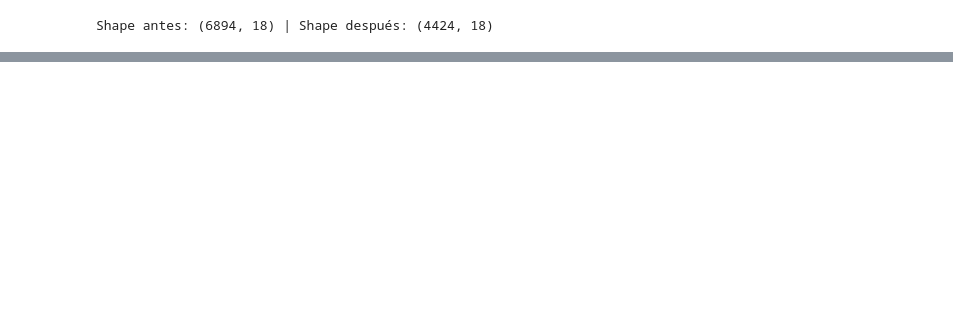
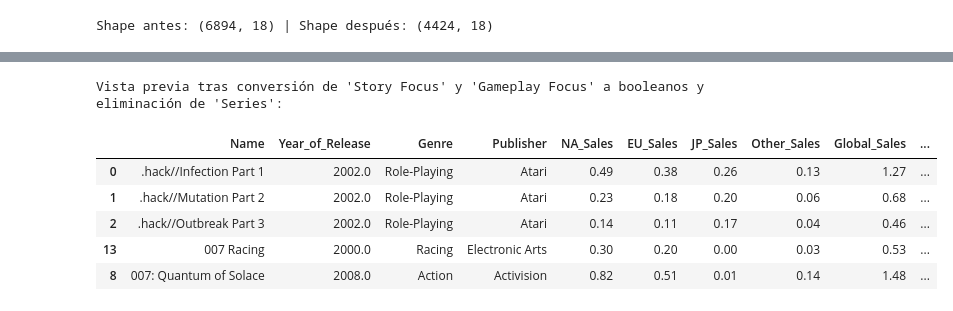
Before and after one commit to maxidalesio/coderhouse_datascience_mdalesio, a Jupyter notebook: analisis_videogames.ipynb, the cells around one changed output, grey strips where cells are left out. Cells and saved outputs as stored; diff of their text form; code cells hidden in the pictures; blank space fills up the shorter version.

Commit message:
Revisión de datos en columnas y corrección de valores

```diff
--- a/analisis_videogames.ipynb
+++ b/analisis_videogames.ipynb
@@ -215,0 +247,21 @@ Shape antes: (6894, 18) | Shape después: (4424, 18)
+# %%
+# Eliminar la columna 'Series'
+if 'Series' in df.columns:
+    df = df.drop(columns=['Series'])
+
+# Convertir 'Story Focus' y 'Gameplay Focus' a booleanos (bit: True si 'x', False si vacío o NaN)
+for col in ['Story Focus', 'Gameplay Focus']:
+    if col in df.columns:
+        df[col] = df[col].fillna('').apply(lambda x: True if str(x).strip().lower() == 'x' else False)
+
+# Mostrar un head para ver las columnas nuevas
+print("Vista previa tras conversión de 'Story Focus' y 'Gameplay Focus' a booleanos y eliminación de 'Series':")
+display(df.head())
+# %% [output]
+Vista previa tras conversión de 'Story Focus' y 'Gameplay Focus' a booleanos y eliminación de 'Series':
+|  | Name | Year_of_Release | Genre | Publisher | NA_Sales | EU_Sales | JP_Sales | Other_Sales | Global_Sales | ... |
+| 0 | .hack//Infection Part 1 | 2002.0 | Role-Playing | Atari | 0.49 | 0.38 | 0.26 | 0.13 | 1.27 | ... |
+| 1 | .hack//Mutation Part 2 | 2002.0 | Role-Playing | Atari | 0.23 | 0.18 | 0.20 | 0.06 | 0.68 | ... |
+| 2 | .hack//Outbreak Part 3 | 2002.0 | Role-Playing | Atari | 0.14 | 0.11 | 0.17 | 0.04 | 0.46 | ... |
+| 13 | 007 Racing | 2000.0 | Racing | Electronic Arts | 0.30 | 0.20 | 0.00 | 0.03 | 0.53 | ... |
+| 8 | 007: Quantum of Solace | 2008.0 | Action | Activision | 0.82 | 0.51 | 0.01 | 0.14 | 1.48 | ... |
```
Also changed, not shown: parts of 1 cell of this notebook.
